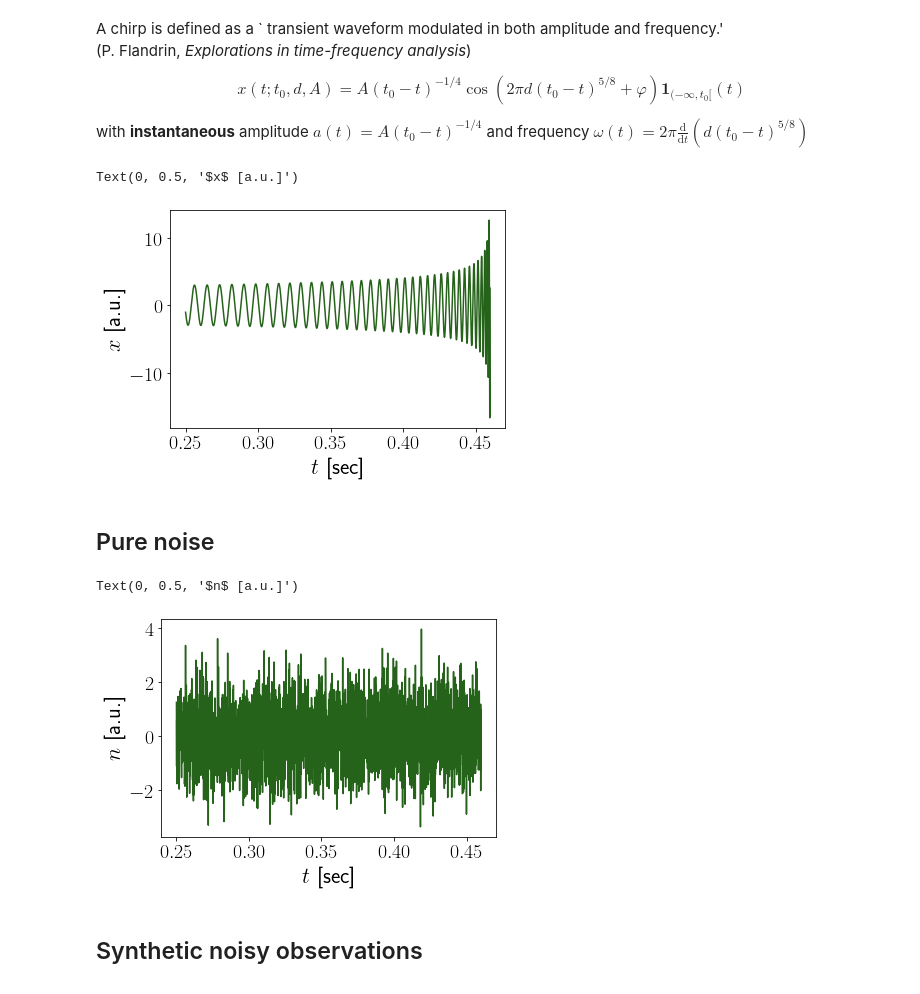
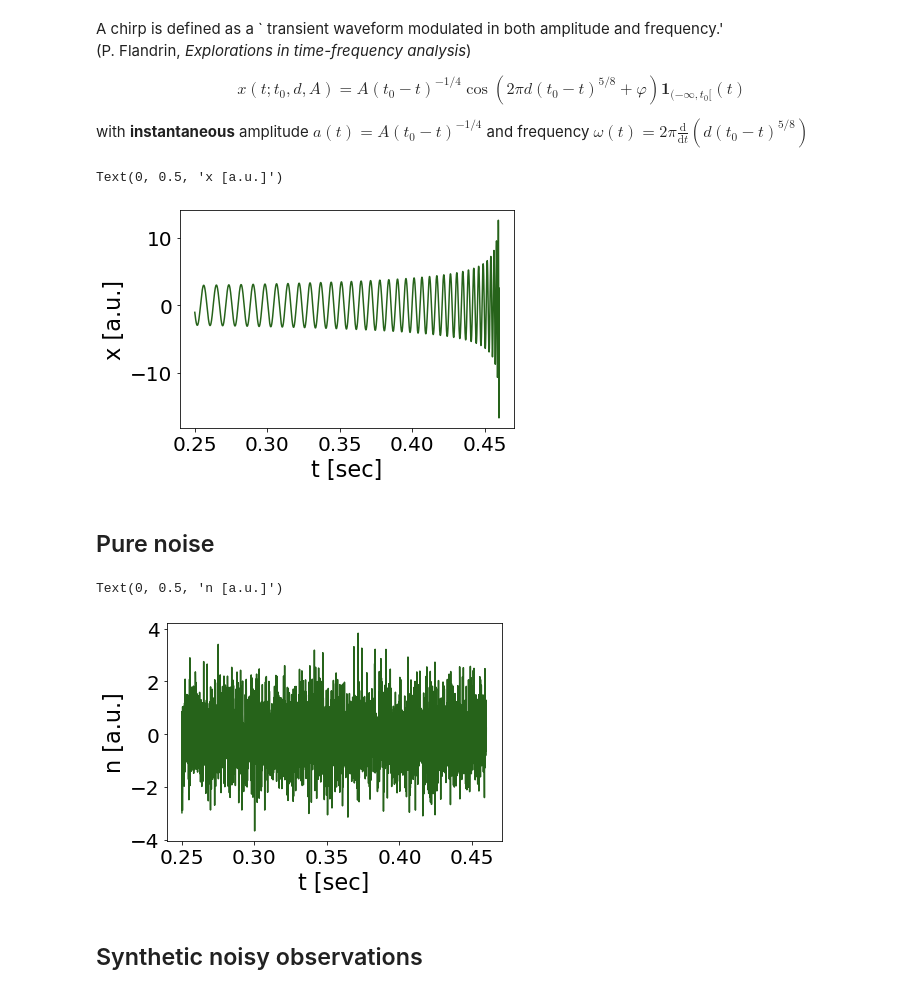
Before and after one commit to bpascal-fr/GeoSto-PP-for-TF, a Jupyter notebook: synthetic.ipynb, the cells around one changed output. Drawn from its saved outputs; the diff is of its cells as text; code cells hidden in the pictures.

```diff
--- a/synthetic.ipynb
+++ b/synthetic.ipynb
@@ -14,7 +14,6 @@ mpl.rcParams['ytick.labelsize'] = 20;
 mpl.rcParams['axes.titlesize'] = 25;
 plt.rc('axes', labelsize=22.5);
 mpl.rcParams['font.family'] = 'sans-serif'
-mpl.rcParams['text.usetex'] = True;
 sapin = (0.15, 0.39, 0.10)
 # %% [markdown]
 ## Pure chirp
@@ -46,26 +45,26 @@ x      = A*(t0-time)**(-1/4)*np.cos(2*np.pi*d*(t0-time)**(5/8)+phi)
 
 # Display
 plt.plot(time,x,color= sapin)
-plt.xlabel(r'$t$ [sec]')
-plt.ylabel('$x$ [a.u.]')
+plt.xlabel('t [sec]')
+plt.ylabel('x [a.u.]')
 # %% [output]
-Text(0, 0.5, '$x$ [a.u.]')
+Text(0, 0.5, 'x [a.u.]')
-[figure, old version]
+[figure, new version]
 # %% [markdown]
 ## Pure noise
 # %%
 # Length of the signal
 N = time.shape[0]
 
 # Generate white Gaussian noise
 noise = np.random.randn(N)
 
 plt.plot(time,noise,color= sapin)
-plt.xlabel(r'$t$ [sec]')
-plt.ylabel('$n$ [a.u.]')
+plt.xlabel('t [sec]')
+plt.ylabel('n [a.u.]')
 # %% [output]
-Text(0, 0.5, '$n$ [a.u.]')
+Text(0, 0.5, 'n [a.u.]')
-[figure, old version]
+[figure, new version]
 # %% [markdown]
 ## Synthetic noisy observations
 # %% [markdown]
```
Also changed, not shown: parts of 7 cells of this notebook.
